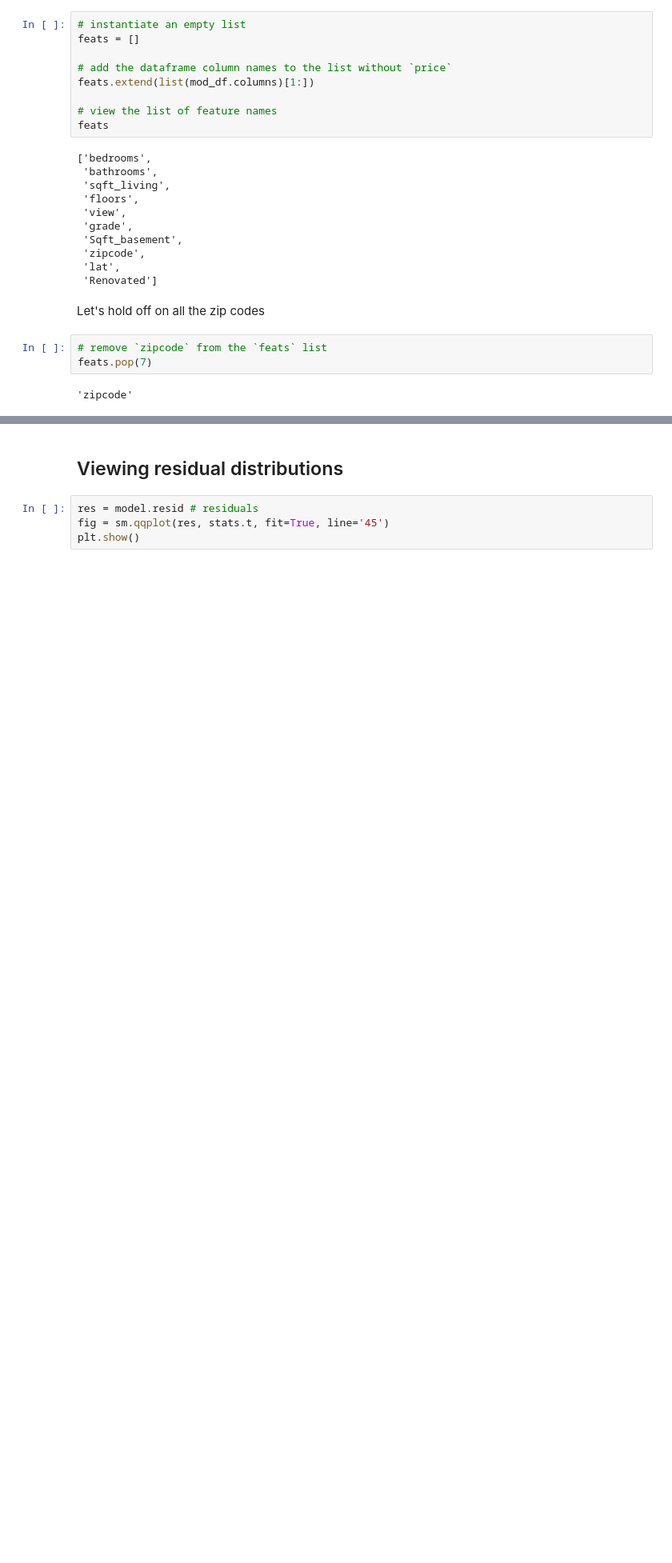
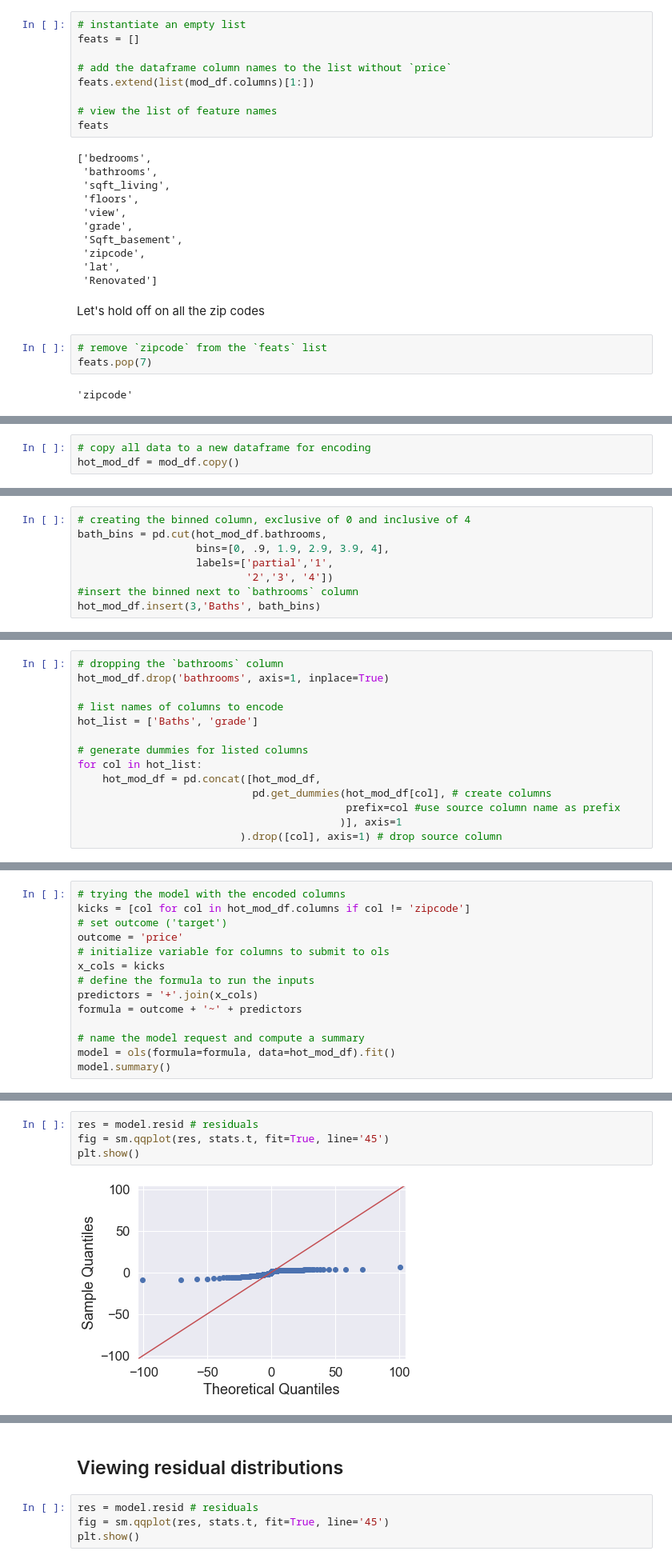
Before and after one commit to jammy-bot/dsc-mod-2-project-v2-1-online-ds-ft-120919, a Jupyter notebook: 3-model-and-conclude.ipynb, the cells around one changed output, grey strips where cells are left out. Shown at 80% size. Cells and saved outputs as stored; diff of their text form; blank space fills up the shorter version.

```diff
--- a/3-model-and-conclude.ipynb
+++ b/3-model-and-conclude.ipynb
@@ -238,0 +245,3 @@ The warning indicates strong multicollinearity. In addition, we have a skew of 1
+# %%
+# copy all data to a new dataframe for encoding
+hot_mod_df = mod_df.copy()
@@ -238,0 +262,8 @@ The warning indicates strong multicollinearity. In addition, we have a skew of 1
+# %%
+# creating the binned column, exclusive of 0 and inclusive of 4
+bath_bins = pd.cut(hot_mod_df.bathrooms,
+                   bins=[0, .9, 1.9, 2.9, 3.9, 4],
+                   labels=['partial','1',
+                           '2','3', '4'])
+#insert the binned next to `bathrooms` column
+hot_mod_df.insert(3,'Baths', bath_bins)
@@ -238,0 +289,14 @@ The warning indicates strong multicollinearity. In addition, we have a skew of 1
+# %%
+# dropping the `bathrooms` column
+hot_mod_df.drop('bathrooms', axis=1, inplace=True)
+
+# list names of columns to encode
+hot_list = ['Baths', 'grade']
+
+# generate dummies for listed columns
+for col in hot_list:
+    hot_mod_df = pd.concat([hot_mod_df,
+                            pd.get_dummies(hot_mod_df[col], # create columns
+                                           prefix=col #use source column name as prefix
+                                          )], axis=1
+                          ).drop([col], axis=1) # drop source column
@@ -238,0 +333,14 @@ The warning indicates strong multicollinearity. In addition, we have a skew of 1
+# %%
+# trying the model with the encoded columns
+kicks = [col for col in hot_mod_df.columns if col != 'zipcode']
+# set outcome ('target')
+outcome = 'price'
+# initialize variable for columns to submit to ols
+x_cols = kicks
+# define the formula to run the inputs
+predictors = '+'.join(x_cols)
+formula = outcome + '~' + predictors
+
+# name the model request and compute a summary
+model = ols(formula=formula, data=hot_mod_df).fit()
+model.summary()
@@ -238,0 +387,6 @@ The warning indicates strong multicollinearity. In addition, we have a skew of 1
+# %%
+res = model.resid # residuals
+fig = sm.qqplot(res, stats.t, fit=True, line='45')
+plt.show()
+# %% [output]
+[figure, added]
```
Also changed, not shown: parts of 46 cells of this notebook.
